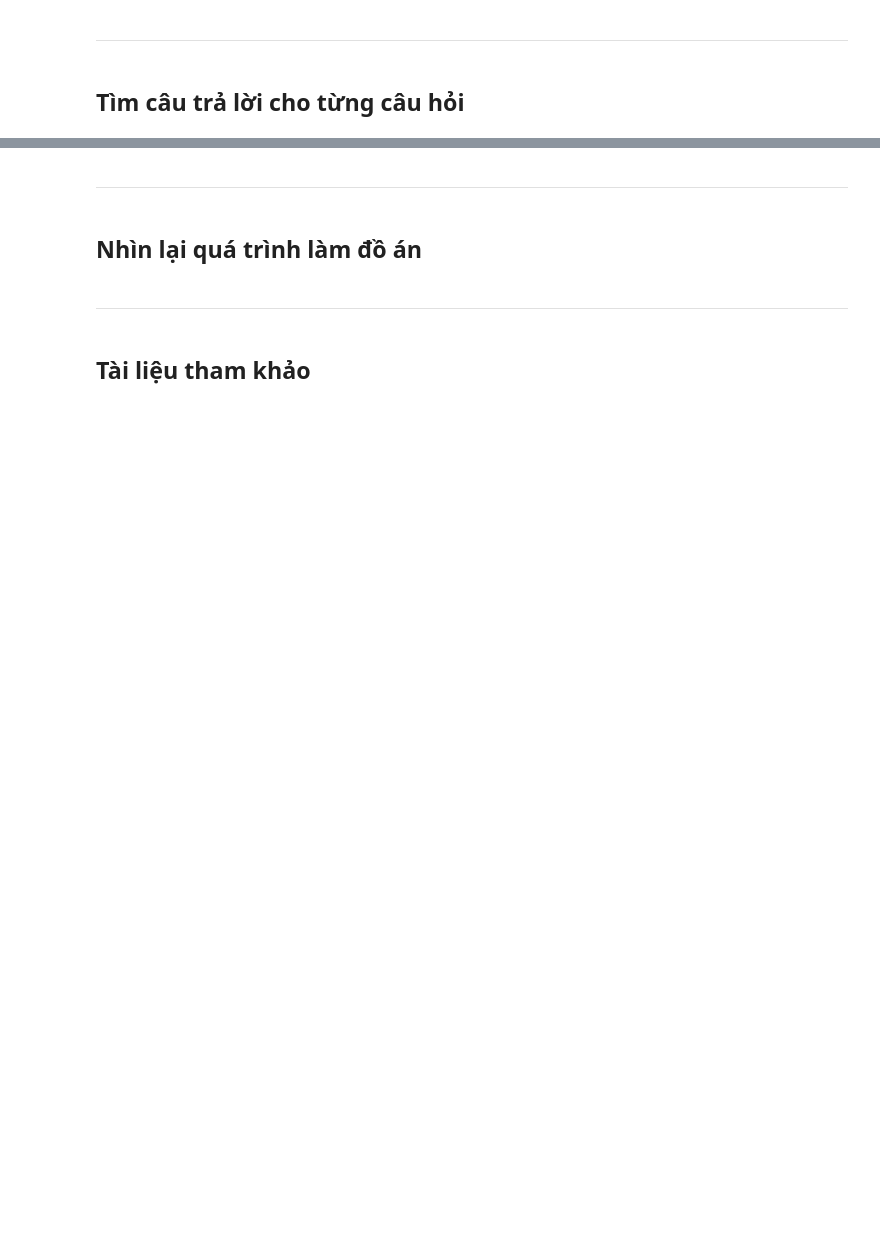
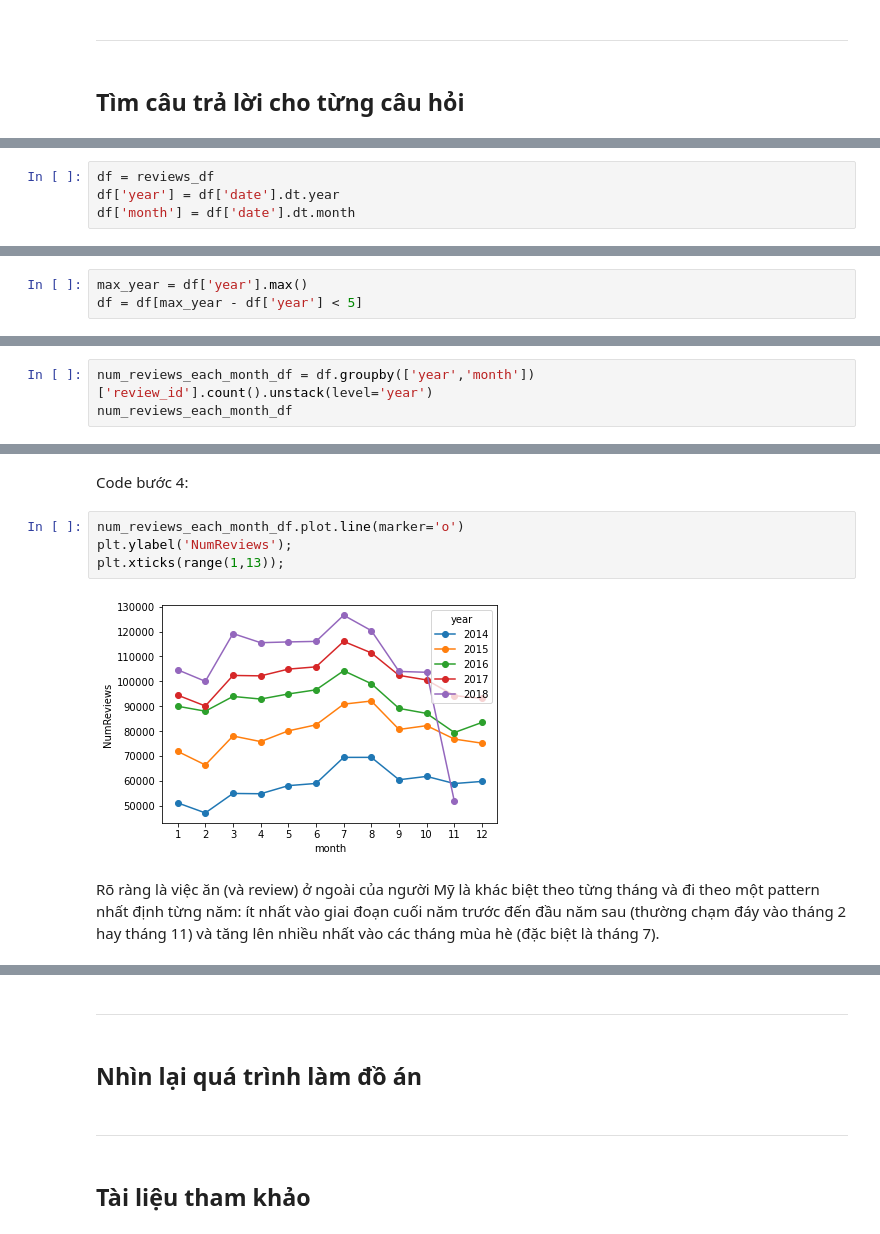
Before and after one commit to nguyenhuands99/p4ds-final-project, a Jupyter notebook: 1712466-NguyenHuuHuan.ipynb, the cells around one changed output, grey strips where cells are left out. Saved outputs shown, nothing was run; the diff lists cells and outputs as text; blank space fills up the shorter version.

```diff
--- a/1712466-NguyenHuuHuan.ipynb
+++ b/1712466-NguyenHuuHuan.ipynb
@@ -295,0 +415,4 @@ reviews_df.date.min(), reviews_df.date.max()
+# %%
+df = reviews_df
+df['year'] = df['date'].dt.year
+df['month'] = df['date'].dt.month
@@ -295,0 +421,3 @@ reviews_df.date.min(), reviews_df.date.max()
+# %%
+max_year = df['year'].max()
+df = df[max_year - df['year'] < 5]
@@ -295,0 +426,3 @@ reviews_df.date.min(), reviews_df.date.max()
+# %%
+num_reviews_each_month_df = df.groupby(['year','month'])['review_id'].count().unstack(level='year')
+num_reviews_each_month_df
@@ -295,0 +444,10 @@ reviews_df.date.min(), reviews_df.date.max()
+# %% [markdown]
+Code bước 4:
+# %%
+num_reviews_each_month_df.plot.line(marker='o')
+plt.ylabel('NumReviews');
+plt.xticks(range(1,13));
+# %% [output]
+[figure, added]
+# %% [markdown]
+Rõ ràng là việc ăn (và review) ở ngoài của người Mỹ là khác biệt theo từng tháng và đi theo một pattern nhất định từng năm: ít nhất vào giai đoạn cuối năm trước đến đầu năm sau (thường chạm đáy vào tháng 2 hay tháng 11) và tăng lên nhiều nhất vào các tháng mùa hè (đặc biệt là tháng 7).
```
Also changed, not shown: parts of 47 cells of this notebook.
